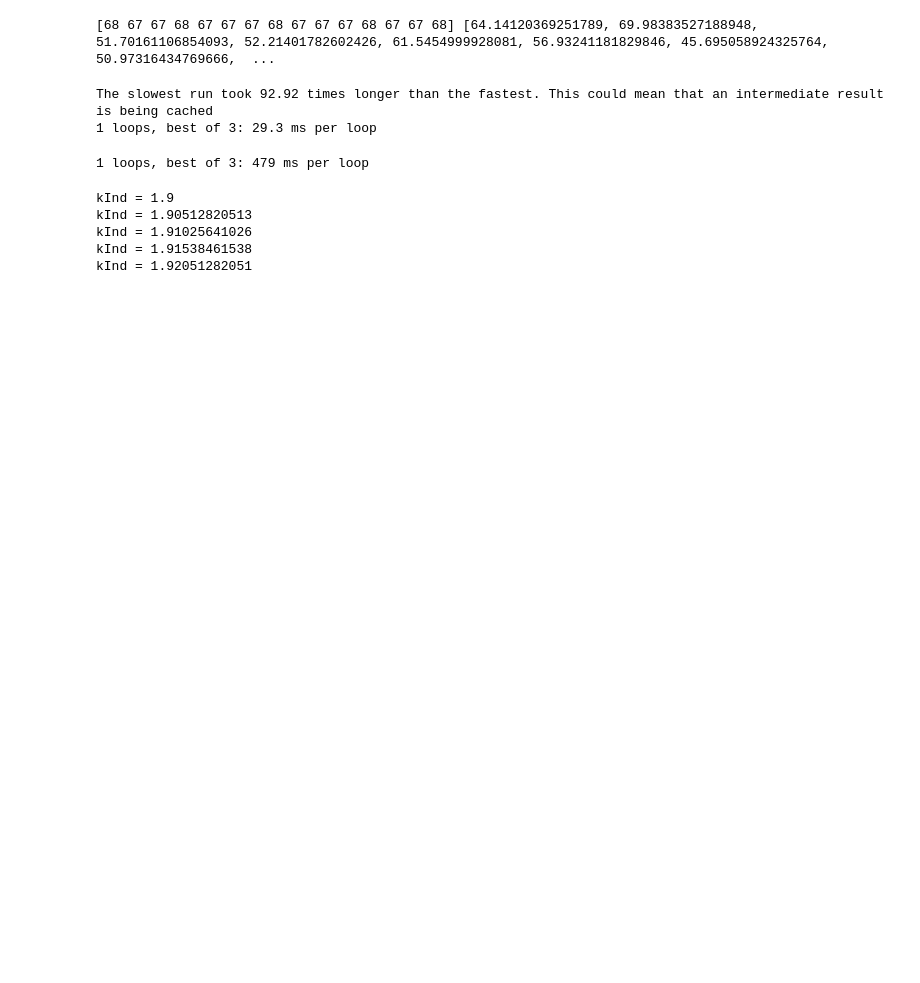
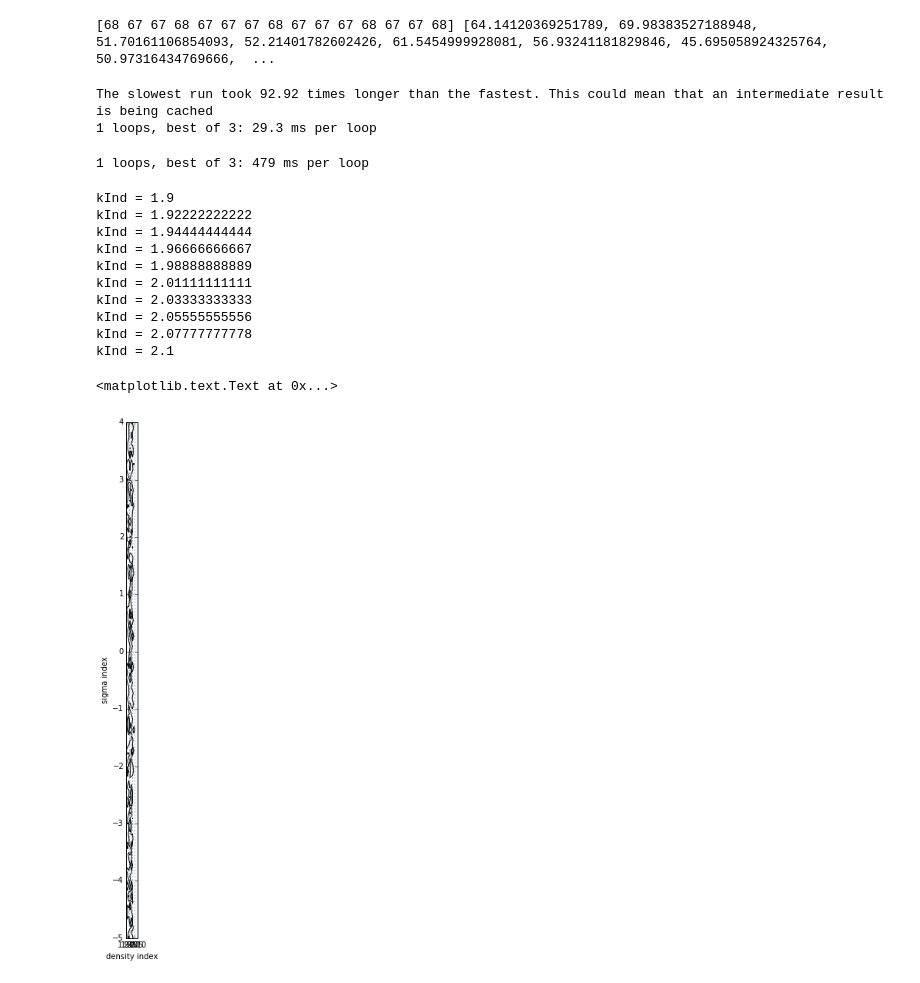
Before and after one commit to ondrejiayc/PH366_final_project, a Jupyter notebook: annularAnalysisChecking.ipynb, the cells around one changed output. Saved outputs shown, nothing was run; the diff lists cells and outputs as text; code cells hidden in the pictures; blank space fills up the shorter version.

```diff
--- a/annularAnalysisChecking.ipynb
+++ b/annularAnalysisChecking.ipynb
@@ -174,7 +185,7 @@ def generateMeanMock(annuli,kInd,sInd,sMaxInd):
         else:
             #print hlp1,hlp2
             dens,sig = np.vstack((dens,hlp1)),np.vstack((sig,hlp2))
-        if dens.shape[0]>15:
+        if dens.shape[0]>30:
             break
 
     return np.mean(dens,axis=0),np.mean(sig,axis=0)
@@ -185,12 +196,13 @@ bla1,bla2 = generateMeanMock(annuli,a,b,sigMax)
 1 loops, best of 3: 479 ms per loop
 # %%
 # Set up parameter grids:
-npix = 40
+npixa = 10
+npixb = 100
 amin,amax = 1.9,2.1
 bmin,bmax = -5.,4.
-agrid = np.linspace(amin,amax,npix)
-bgrid = np.linspace(bmin,bmax,npix)
-logprob = np.zeros([npix,npix])
+agrid = np.linspace(amin,amax,npixa)
+bgrid = np.linspace(bmin,bmax,npixb)
+logprob = np.zeros([npixb,npixa])
 
 # Loop over parameters, computing unnormlized log posterior PDF:
 for i,a in enumerate(agrid):
@@ -207,24 +219,32 @@ norm = np.sum(prob)
 prob /= norm
 # %% [output]
 kInd = 1.9
-kInd = 1.90512820513
-kInd = 1.91025641026
-kInd = 1.91538461538
-kInd = 1.92051282051
+kInd = 1.92222222222
+kInd = 1.94444444444
+kInd = 1.96666666667
+kInd = 1.98888888889
+kInd = 2.01111111111
+kInd = 2.03333333333
+kInd = 2.05555555556
+kInd = 2.07777777778
+kInd = 2.1
 # %%
 sorted = np.sort(prob.flatten())
 C = sorted.cumsum()
 
 # Find the pixel values that lie at the levels that contain
 # 68% and 95% of the probability:
 lvl68 = np.min(sorted[C > (1.0 - 0.68)])
 lvl95 = np.min(sorted[C > (1.0 - 0.95)])
 
-plt.imshow(prob, origin='lower', cmap='Blues', interpolation='none') #,extent=[amin,amax,bmin,bmax])
+plt.imshow(prob, origin='lower', cmap='Blues', interpolation='none',extent=[amin,amax,bmin,bmax])
 plt.contour(prob,[lvl68,lvl95],colors='black',extent=[amin,amax,bmin,bmax])
 plt.grid()
 plt.xlabel('density index')
 plt.ylabel('sigma index')
+# %% [output]
+<matplotlib.text.Text at 0x...>
+[figure, added]
 # %%
 prob_kInd_given_data = np.sum(prob,axis=0) # Approximate the integral as a sum
 prob_sigmaInd_given_data = np.sum(prob,axis=1) # Approximate the integral as a sum
```
Also changed, not shown: parts of 3 cells of this notebook.
